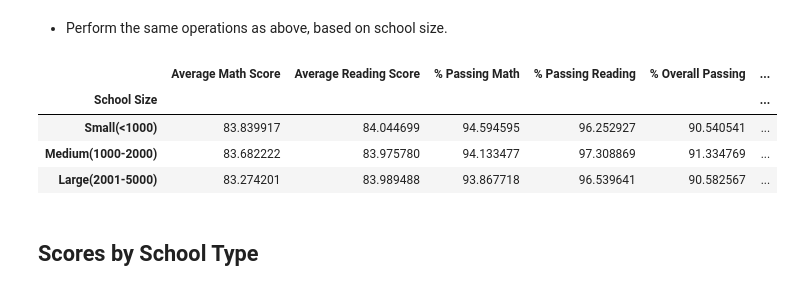
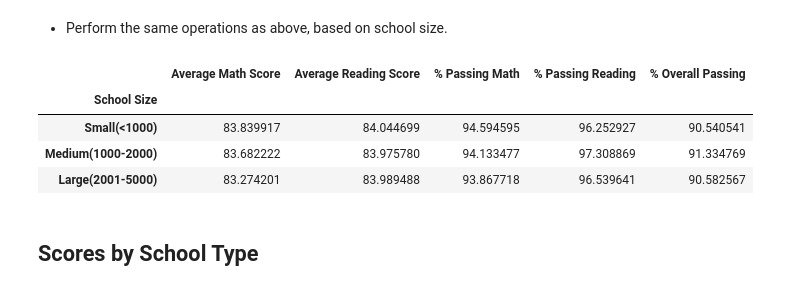
Before and after one commit to j1candel/pandas-challenge, a Jupyter notebook: PyCitySchools/.ipynb, the cells around one changed output. Saved outputs shown, nothing was run; the diff lists cells and outputs as text; code cells hidden in the pictures.

```diff
--- a/PyCitySchools/.ipynb
+++ b/PyCitySchools/.ipynb
@@ -471,23 +471,23 @@ school_spending_df
 # %%
 #Setting up Bins & Group Names for School Size
 #Drop the columns you don't need
 bins = [0, 999, 2000, 5000]
 group_names = ['Small(<1000)','Medium(1000-2000)','Large(2001-5000)']
 table_sum_df['School Size']=pd.cut(table_sum_df['Total Students'], bins, labels=group_names)
 
 #Grouping by School Size
 school_size_df = table_sum_df.groupby('School Size')
 school_size_df = school_size_df.max()
 
 #Dropping unwanted columns
-school_size_df = school_size_df.drop(columns=['School Type','Total Students', 'Total School Budget','Per Student Budget'])
+school_size_df = school_size_df.drop(columns=['School Type','Total Students', 'Total School Budget','Per Student Budget','Spending Ranges (Per Student)'])
 school_size_df
 # %% [output]
-|  | Average Math Score | Average Reading Score | % Passing Math | % Passing Reading | % Overall Passing | ... |
-| School Size |  |  |  |  |  | ... |
-| Small(<1000) | 83.839917 | 84.044699 | 94.594595 | 96.252927 | 90.540541 | ... |
-| Medium(1000-2000) | 83.682222 | 83.975780 | 94.133477 | 97.308869 | 91.334769 | ... |
-| Large(2001-5000) | 83.274201 | 83.989488 | 93.867718 | 96.539641 | 90.582567 | ... |
+|  | Average Math Score | Average Reading Score | % Passing Math | % Passing Reading | % Overall Passing |
+| School Size |  |  |  |  |  |
+| Small(<1000) | 83.839917 | 84.044699 | 94.594595 | 96.252927 | 90.540541 |
+| Medium(1000-2000) | 83.682222 | 83.975780 | 94.133477 | 97.308869 | 91.334769 |
+| Large(2001-5000) | 83.274201 | 83.989488 | 93.867718 | 96.539641 | 90.582567 |
 # %% [markdown]
 ## Scores by School Type
 # %% [markdown]
```
Also changed, not shown: parts of 2 cells of this notebook.
